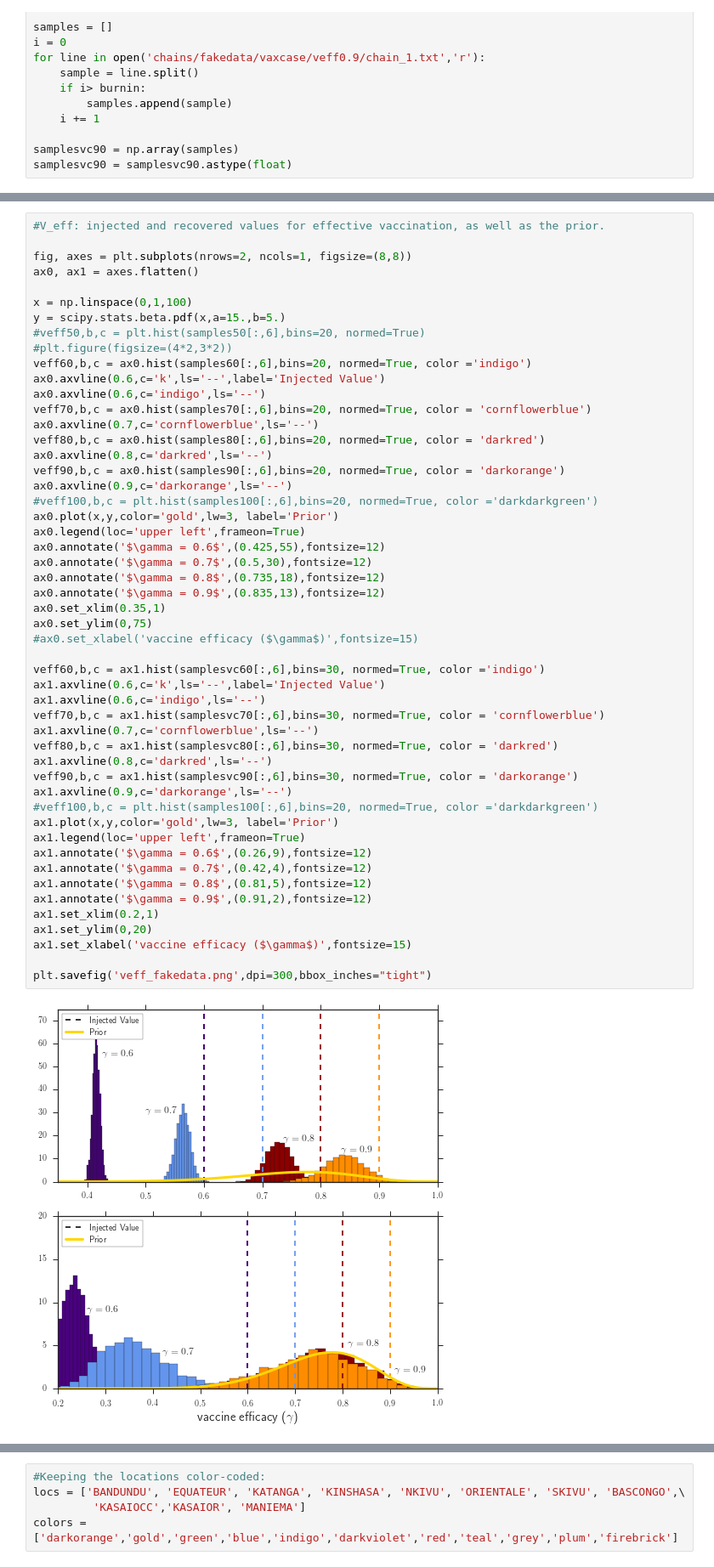
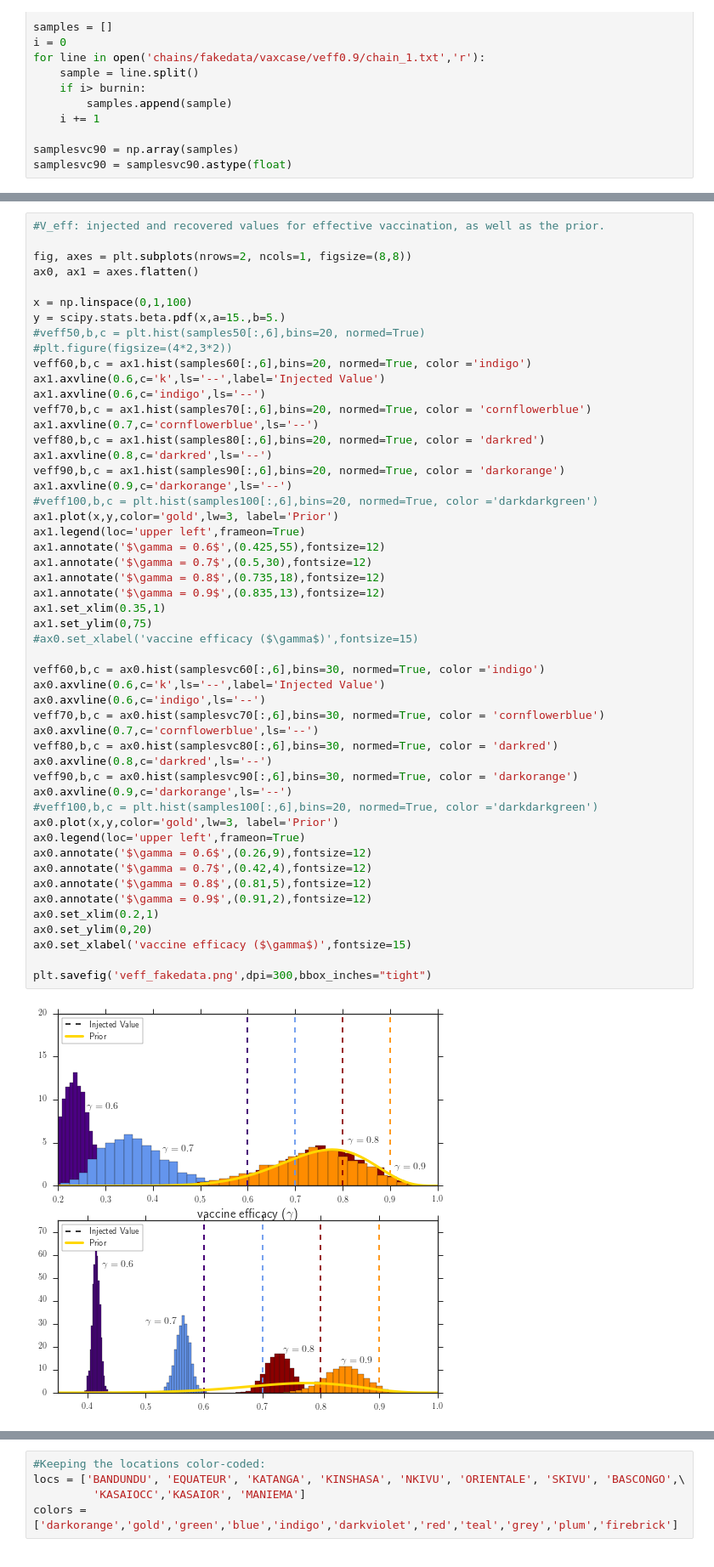
Before and after one commit to lmaesampson/CompetingRates, a Jupyter notebook: Code/Figures.ipynb, the cells around one changed output, grey strips where cells are left out. Shown at 85% size. Cells and saved outputs as stored; diff of their text form.

Commit message:
updated Figures code

```diff
--- a/Code/Figures.ipynb
+++ b/Code/Figures.ipynb
@@ -179,55 +198,55 @@ stry90 = st90.copy()
 # %%
 #V_eff: injected and recovered values for effective vaccination, as well as the prior.
 
 fig, axes = plt.subplots(nrows=2, ncols=1, figsize=(8,8))
 ax0, ax1 = axes.flatten()
 
 x = np.linspace(0,1,100)
 y = scipy.stats.beta.pdf(x,a=15.,b=5.)
 #veff50,b,c = plt.hist(samples50[:,6],bins=20, normed=True)
 #plt.figure(figsize=(4*2,3*2))
-veff60,b,c = ax0.hist(samples60[:,6],bins=20, normed=True, color ='indigo')
+veff60,b,c = ax1.hist(samples60[:,6],bins=20, normed=True, color ='indigo')
+ax1.axvline(0.6,c='k',ls='--',label='Injected Value')
+ax1.axvline(0.6,c='indigo',ls='--')
+veff70,b,c = ax1.hist(samples70[:,6],bins=20, normed=True, color = 'cornflowerblue')
+ax1.axvline(0.7,c='cornflowerblue',ls='--')
+veff80,b,c = ax1.hist(samples80[:,6],bins=20, normed=True, color = 'darkred')
+ax1.axvline(0.8,c='darkred',ls='--')
+veff90,b,c = ax1.hist(samples90[:,6],bins=20, normed=True, color = 'darkorange')
+ax1.axvline(0.9,c='darkorange',ls='--')
+#veff100,b,c = plt.hist(samples100[:,6],bins=20, normed=True, color ='darkdarkgreen')
+ax1.plot(x,y,color='gold',lw=3, label='Prior')
+ax1.legend(loc='upper left',frameon=True)
+ax1.annotate('$\gamma = 0.6$',(0.425,55),fontsize=12)
+ax1.annotate('$\gamma = 0.7$',(0.5,30),fontsize=12)
+ax1.annotate('$\gamma = 0.8$',(0.735,18),fontsize=12)
+ax1.annotate('$\gamma = 0.9$',(0.835,13),fontsize=12)
+ax1.set_xlim(0.35,1)
+ax1.set_ylim(0,75)
+#ax0.set_xlabel('vaccine efficacy ($\gamma$)',fontsize=15)
+
+veff60,b,c = ax0.hist(samplesvc60[:,6],bins=30, normed=True, color ='indigo')
 ax0.axvline(0.6,c='k',ls='--',label='Injected Value')
 ax0.axvline(0.6,c='indigo',ls='--')
-veff70,b,c = ax0.hist(samples70[:,6],bins=20, normed=True, color = 'cornflowerblue')
+veff70,b,c = ax0.hist(samplesvc70[:,6],bins=30, normed=True, color = 'cornflowerblue')
 ax0.axvline(0.7,c='cornflowerblue',ls='--')
-veff80,b,c = ax0.hist(samples80[:,6],bins=20, normed=True, color = 'darkred')
+veff80,b,c = ax0.hist(samplesvc80[:,6],bins=30, normed=True, color = 'darkred')
 ax0.axvline(0.8,c='darkred',ls='--')
-veff90,b,c = ax0.hist(samples90[:,6],bins=20, normed=True, color = 'darkorange')
+veff90,b,c = ax0.hist(samplesvc90[:,6],bins=30, normed=True, color = 'darkorange')
 ax0.axvline(0.9,c='darkorange',ls='--')
 #veff100,b,c = plt.hist(samples100[:,6],bins=20, normed=True, color ='darkdarkgreen')
 ax0.plot(x,y,color='gold',lw=3, label='Prior')
 ax0.legend(loc='upper left',frameon=True)
-ax0.annotate('$\gamma = 0.6$',(0.425,55),fontsize=12)
-ax0.annotate('$\gamma = 0.7$',(0.5,30),fontsize=12)
-ax0.annotate('$\gamma = 0.8$',(0.735,18),fontsize=12)
-ax0.annotate('$\gamma = 0.9$',(0.835,13),fontsize=12)
-ax0.set_xlim(0.35,1)
-ax0.set_ylim(0,75)
-#ax0.set_xlabel('vaccine efficacy ($\gamma$)',fontsize=15)
-
-veff60,b,c = ax1.hist(samplesvc60[:,6],bins=30, normed=True, color ='indigo')
-ax1.axvline(0.6,c='k',ls='--',label='Injected Value')
-ax1.axvline(0.6,c='indigo',ls='--')
-veff70,b,c = ax1.hist(samplesvc70[:,6],bins=30, normed=True, color = 'cornflowerblue')
-ax1.axvline(0.7,c='cornflowerblue',ls='--')
-veff80,b,c = ax1.hist(samplesvc80[:,6],bins=30, normed=True, color = 'darkred')
-ax1.axvline(0.8,c='darkred',ls='--')
-veff90,b,c = ax1.hist(samplesvc90[:,6],bins=30, normed=True, color = 'darkorange')
-ax1.axvline(0.9,c='darkorange',ls='--')
-#veff100,b,c = plt.hist(samples100[:,6],bins=20, normed=True, color ='darkdarkgreen')
-ax1.plot(x,y,color='gold',lw=3, label='Prior')
-ax1.legend(loc='upper left',frameon=True)
-ax1.annotate('$\gamma = 0.6$',(0.26,9),fontsize=12)
-ax1.annotate('$\gamma = 0.7$',(0.42,4),fontsize=12)
-ax1.annotate('$\gamma = 0.8$',(0.81,5),fontsize=12)
-ax1.annotate('$\gamma = 0.9$',(0.91,2),fontsize=12)
-ax1.set_xlim(0.2,1)
-ax1.set_ylim(0,20)
-ax1.set_xlabel('vaccine efficacy ($\gamma$)',fontsize=15)
+ax0.annotate('$\gamma = 0.6$',(0.26,9),fontsize=12)
+ax0.annotate('$\gamma = 0.7$',(0.42,4),fontsize=12)
+ax0.annotate('$\gamma = 0.8$',(0.81,5),fontsize=12)
+ax0.annotate('$\gamma = 0.9$',(0.91,2),fontsize=12)
+ax0.set_xlim(0.2,1)
+ax0.set_ylim(0,20)
+ax0.set_xlabel('vaccine efficacy ($\gamma$)',fontsize=15)
 
 plt.savefig('veff_fakedata.png',dpi=300,bbox_inches="tight")
 # %% [output]
-[figure, old version]
+[figure, new version]
 # %%
 #Look at vacchazard and foi:
```
Also changed, not shown: parts of 9 cells of this notebook, 30 other files.
